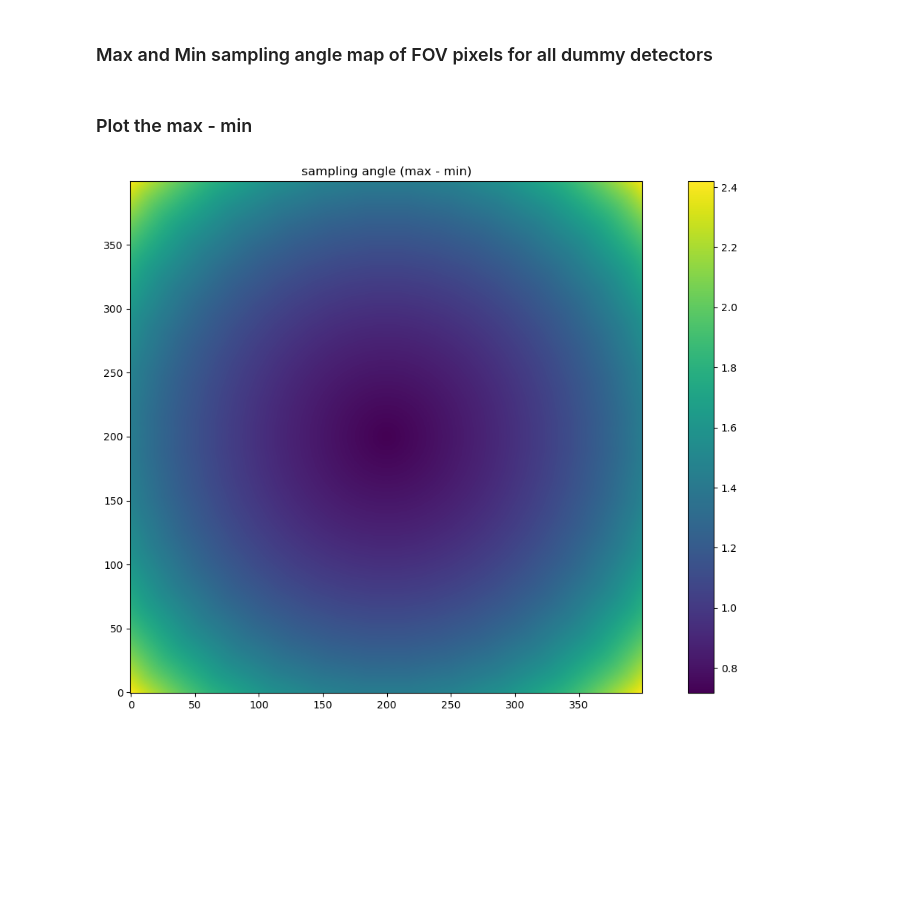
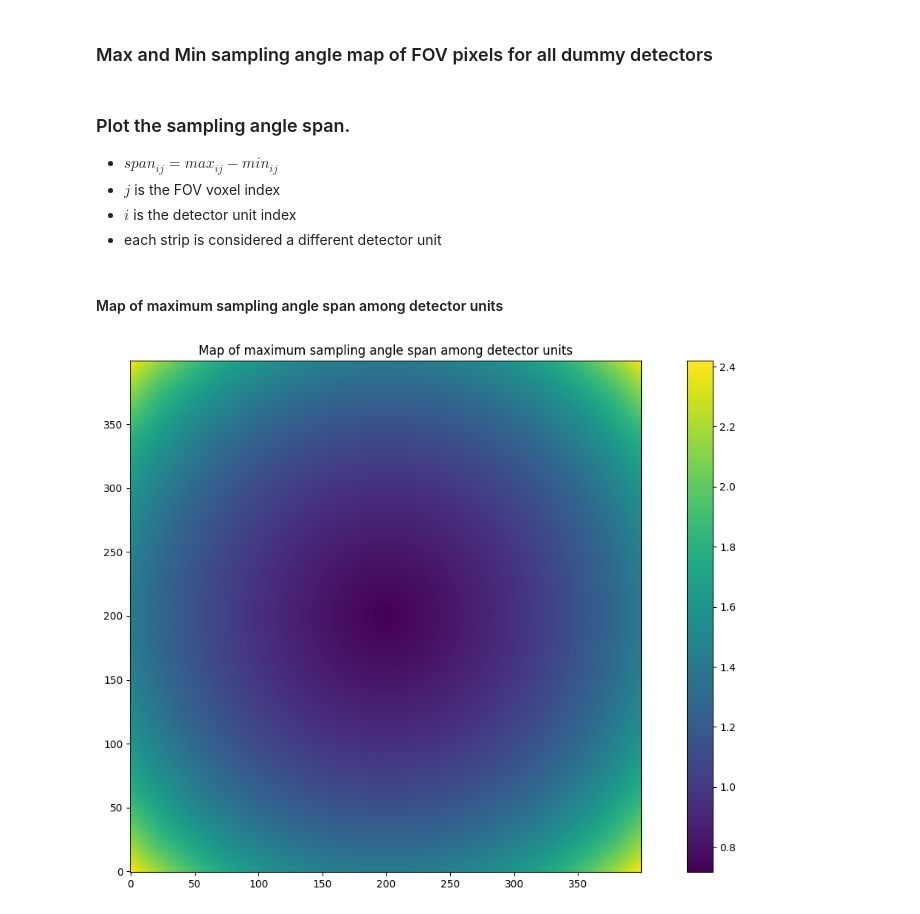
Before and after one commit to spebt/pymatana, a Jupyter notebook: Jupyter-notebooks/dummy_matrix.ipynb, the cells around one changed output. Cells and saved outputs as stored; diff of their text form; code cells hidden in the pictures; blank space fills up the shorter version.

```diff
--- a/Jupyter-notebooks/dummy_matrix.ipynb
+++ b/Jupyter-notebooks/dummy_matrix.ipynb
@@ -130,21 +131,27 @@ def sampling_angle(fov_dim: np.ndarray, b_s: int, b_e: int, angle: float, t_c: i
     numpy.ndarray
         maximum sampling angles of every fov pixels. It has the shape of fov_dim
     """
-    half = np.max(fov_dim)//2
-    front = np.array([
+    half = np.max(fov_dim) // 2
+    front = np.array(
+        [
             (t_c - 0.5 * b_s, -half),
             (t_c + 0.5 * b_s, -half),
-    ])
-    front_rot = get_rotated(front,fov_dim//2,angle)
+        ]
+    )
+    front_rot = get_rotated(front, fov_dim // 2, angle)
     xx, yy = np.meshgrid(np.arange(fov_dim[0]), np.arange(fov_dim[1]))
-    ab0x = front_rot[0,0]-xx
-    ab0y = front_rot[0,1]-yy
-    ab1x = front_rot[1,0]-xx
-    ab1y = front_rot[1,1]-yy
+    ab0x = front_rot[0, 0] - xx
+    ab0y = front_rot[0, 1] - yy
+    ab1x = front_rot[1, 0] - xx
+    ab1y = front_rot[1, 1] - yy
     # print(ab1x.shape,ab1y.shape,np.stack((ab0x,ab0y)).shape)
-    deg_max = np.rad2deg(np.max(np.stack((np.arctan2(ab0y, ab0x),np.arctan2(ab1y, ab1x))),axis=0))
-    deg_min = np.rad2deg(np.min(np.stack((np.arctan2(ab0y, ab0x),np.arctan2(ab1y, ab1x))),axis=0))
-    return deg_max%360 ,deg_min%360
+    deg_max = np.rad2deg(
+        np.max(np.stack((np.arctan2(ab0y, ab0x), np.arctan2(ab1y, ab1x))), axis=0)
+    )
+    deg_min = np.rad2deg(
+        np.min(np.stack((np.arctan2(ab0y, ab0x), np.arctan2(ab1y, ab1x))), axis=0)
+    )
+    return deg_max % 360, deg_min % 360
 # %% [markdown]
 ### test of the routine with a dummy detector unit @ (200, -200)
 # %%
@@ -178,11 +186,18 @@ for angle_idx in np.arange(N_angle):
 # %% [markdown]
-### Plot the max - min
+### Plot the sampling angle span.
+- $span_{ij} = max_{ij} - min_{ij}$
+- $j$ is the FOV voxel index
+- $i$ is the detector unit index
+- each strip is considered a different detector unit
 # %%
 diff_sa_mat = max_sa_mat - min_sa_mat
-# %%
-fig, ax = plt.subplots(figsize=(16,9))
-ax.set_title("sampling angle (max - min)")
-fig.colorbar(ax.imshow(np.max(diff_sa_mat,axis=(0,1)),origin='lower'))
-del fig, ax
-# %% [output]
-[figure, removed]
+# %% [markdown]
+#### Map of maximum sampling angle span among detector units
+# %%
+fig, ax = plt.subplots(figsize=(16, 9))
+ax.set_title("Map of maximum sampling angle span among detector units")
+fig.colorbar(ax.imshow(np.max(diff_sa_mat, axis=(0, 1)), origin="lower"))
+del fig
+del ax
+# %% [output]
+[figure, added]
```
Also changed, not shown: parts of 11 cells of this notebook, 1 other file.
